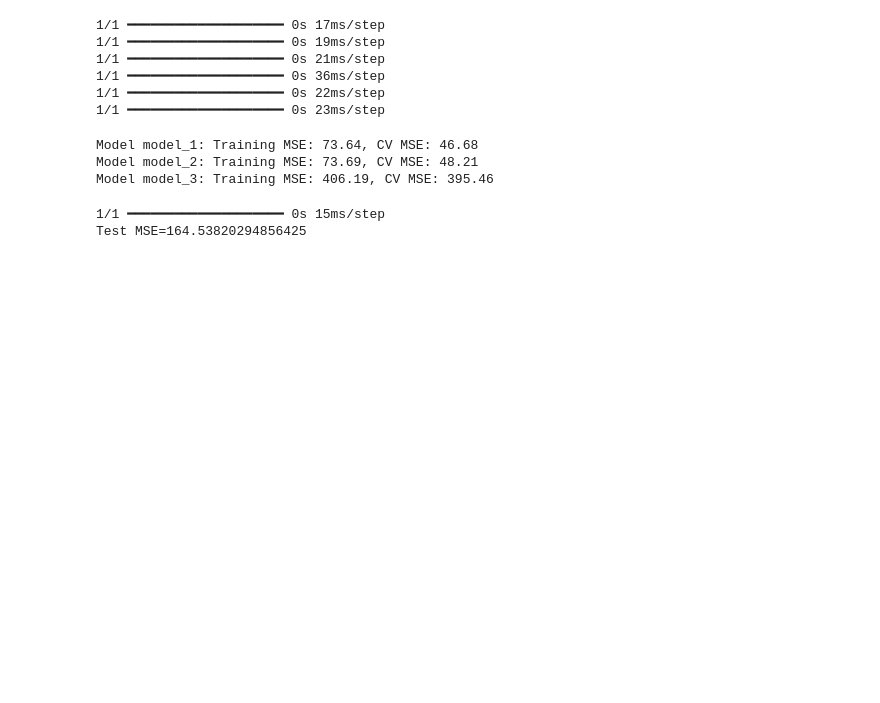
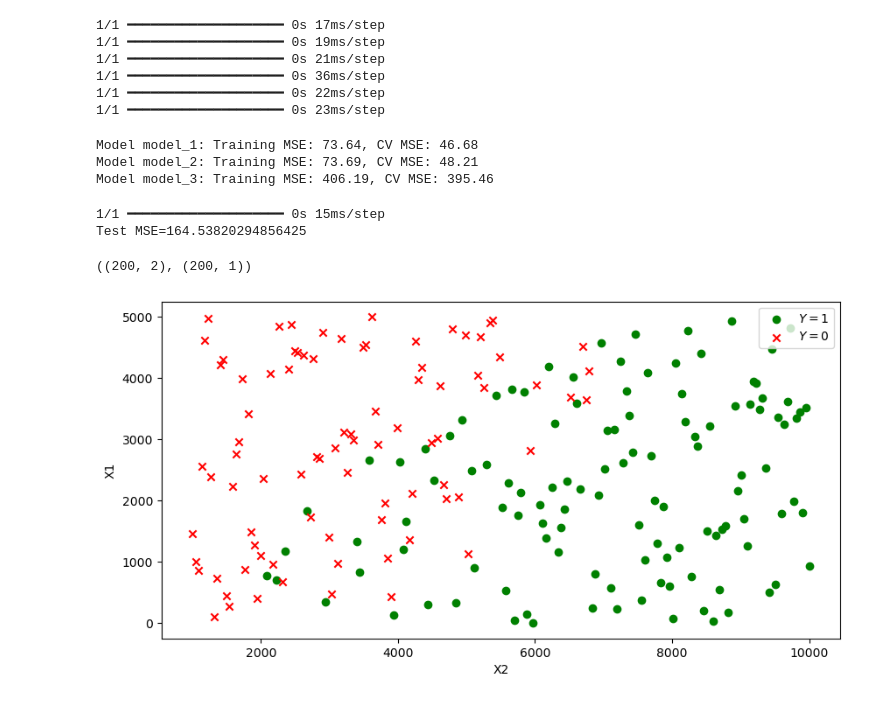
Before and after one commit to AidenHadisi/ml-journey, a Jupyter notebook: 016_ml_strategies.ipynb, the cells around one changed output. Saved outputs shown, nothing was run; the diff lists cells and outputs as text; code cells hidden in the pictures; blank space fills up the shorter version.

```diff
--- a/016_ml_strategies.ipynb
+++ b/016_ml_strategies.ipynb
@@ -363,3 +363,24 @@ print("Test MSE={mse}".format(mse=mean_squared_error(y_test, yhat)/2))
 # %% [output]
 1/1 ━━━━━━━━━━━━━━━━━━━━ 0s 15ms/step
 Test MSE=164.53820294856425
+# %%
+# Let's try a classification problem
+data = np.loadtxt("data/ml_strategies_ex2.csv", delimiter=",")
+X = data[:,:-1]
+y = data[:,-1].reshape(-1, 1)
+X.shape, y.shape
+# %% [output]
+((200, 2), (200, 1))
+# %%
+# Let's plot the data
+X_positive = X[y[:,0] == 1]
+X_negative = X[y.squeeze() == 0] # or ravel
+
+plt.figure(figsize=(10, 5))
+plt.scatter(X_positive[:,0], X_positive[:,1], marker="o", c="green", label="$Y=1$")
+plt.scatter(X_negative[:,0], X_negative[:,1], marker="x", c="red", label="$Y=0$")
+plt.ylabel("X1")
+plt.xlabel("X2")
+plt.legend();
+# %% [output]
+[figure, added]
```
Also changed, not shown: parts of 7 cells of this notebook, 6 other files.
